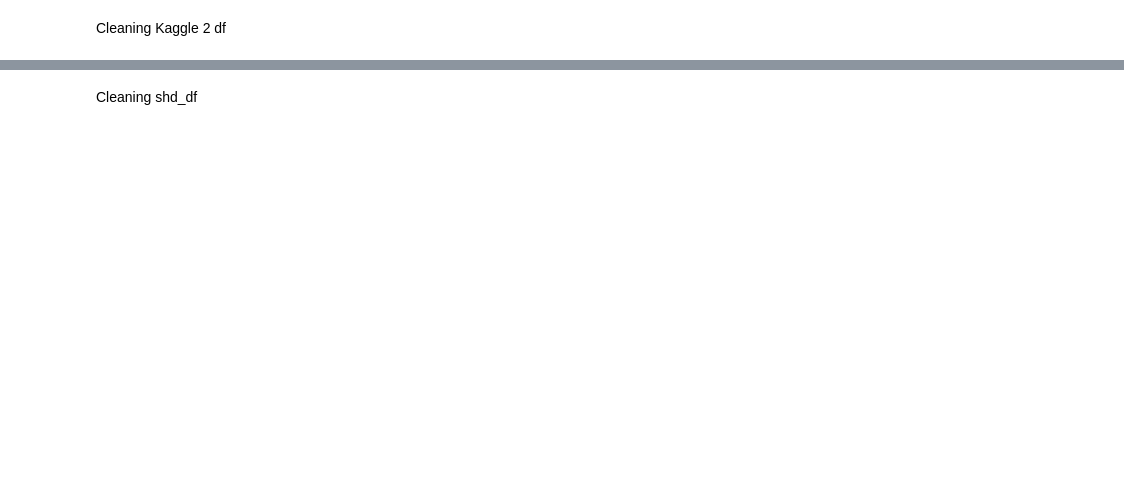
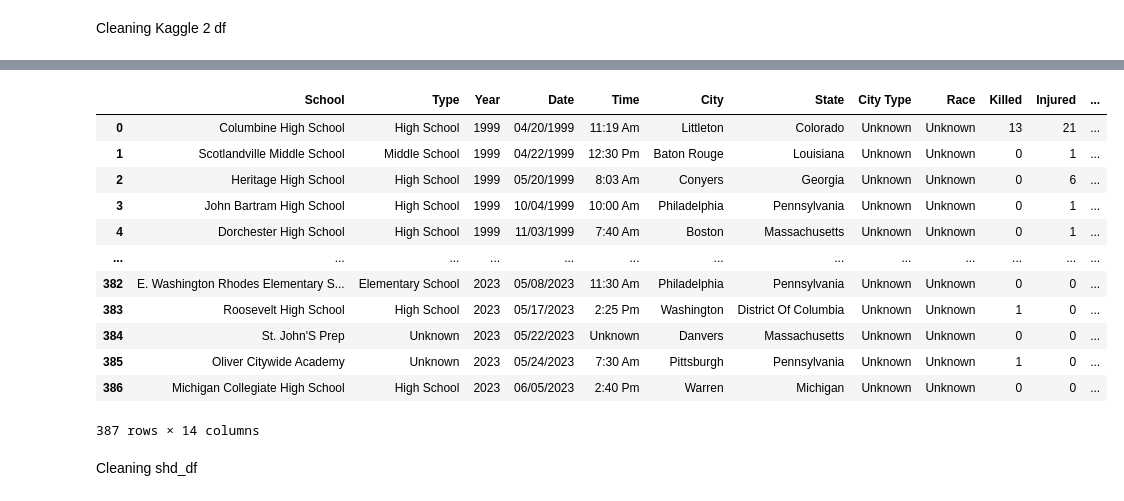
Before and after one commit to LeviEzra1/Project1_team4, a Jupyter notebook: Vivian_analysis/data_draft.ipynb, the cells around one changed output, grey strips where cells are left out. Saved outputs shown, nothing was run; the diff lists cells and outputs as text; code cells hidden in the pictures; blank space fills up the shorter version.

```diff
--- a/Vivian_analysis/data_draft.ipynb
+++ b/Vivian_analysis/data_draft.ipynb
@@ -93,3 +73,60 @@ clean_2_df
+# %%
+# Organizing available columns in desired order
+clean_2_df = pd.DataFrame(kaggle_2_df[["school","year","date","time","city","state","killed","injured","long","lat"]])
+
+# Convert "Date" column to datetime
+clean_2_df["date"] = pd.to_datetime(clean_2_df["date"])
+
+# Format the 'Date' column for display
+clean_2_df["date"] = clean_2_df["date"].dt.strftime("%m/%d/%Y")
+
+# Renaming the columns
+clean_2_df.rename(columns={"long": "Longitude","lat": "Latitude"}, inplace=True)
+
+# Proper case the columns
+clean_2_df.columns = [col.title() if col.islower() else col for col in clean_2_df]
+
+# Proper case the rows
+clean_2_df = clean_2_df.map(lambda x: x.title() if isinstance(x, str) else x)
+
+# Adding empty columns that match first dataframe
+clean_2_df["Type"] = "Unknown"
+clean_2_df["City Type"] = "Unknown"
+clean_2_df["Race"] = "Unknown"
+clean_2_df["Victims"] = "Unknown"
+
+# Extract school type from the 'School' column and put it in the 'Type' column
+clean_2_df.loc[clean_2_df["School"].str.contains("High School", case=False, na=False), "Type"] = "High School"
+clean_2_df.loc[clean_2_df["School"].str.contains("Middle School", case=False, na=False), "Type"] = "Middle School"
+clean_2_df.loc[clean_2_df["School"].str.contains("Elementary School", case=False, na=False), "Type"] = "Elementary School"
+clean_2_df.loc[clean_2_df["School"].str.contains("Junior High", case=False, na=False), "Type"] = "Middle School"
+
+
+# Rearranging new columns and the first dataframe into desired order
+clean_2_df = pd.DataFrame(clean_2_df[["School","Type","Year","Date","Time","City","State","City Type","Race","Killed","Injured","Victims","Longitude","Latitude"]])
+
+# Replace NaN with "Unknown"
+clean_2_df = clean_2_df.fillna("Unknown")
+
+# Adding the newly labeled data into a new csv for cleanliness
+clean_2_path = Path("clean 2.csv")
+clean_2_df.to_csv(clean_2_path, index=False)
+
+clean_2_df
+# %% [output]
+|  | School | Type | Year | Date | Time | City | State | City Type | Race | Killed | Injured | ... |
+| 0 | Columbine High School | High School | 1999 | 04/20/1999 | 11:19 Am | Littleton | Colorado | Unknown | Unknown | 13 | 21 | ... |
+| 1 | Scotlandville Middle School | Middle School | 1999 | 04/22/1999 | 12:30 Pm | Baton Rouge | Louisiana | Unknown | Unknown | 0 | 1 | ... |
+| 2 | Heritage High School | High School | 1999 | 05/20/1999 | 8:03 Am | Conyers | Georgia | Unknown | Unknown | 0 | 6 | ... |
+| 3 | John Bartram High School | High School | 1999 | 10/04/1999 | 10:00 Am | Philadelphia | Pennsylvania | Unknown | Unknown | 0 | 1 | ... |
+| 4 | Dorchester High School | High School | 1999 | 11/03/1999 | 7:40 Am | Boston | Massachusetts | Unknown | Unknown | 0 | 1 | ... |
+| ... | ... | ... | ... | ... | ... | ... | ... | ... | ... | ... | ... | ... |
+| 382 | E. Washington Rhodes Elementary S... | Elementary School | 2023 | 05/08/2023 | 11:30 Am | Philadelphia | Pennsylvania | Unknown | Unknown | 0 | 0 | ... |
+| 383 | Roosevelt High School | High School | 2023 | 05/17/2023 | 2:25 Pm | Washington | District Of Columbia | Unknown | Unknown | 1 | 0 | ... |
+| 384 | St. John'S Prep | Unknown | 2023 | 05/22/2023 | Unknown | Danvers | Massachusetts | Unknown | Unknown | 0 | 0 | ... |
+| 385 | Oliver Citywide Academy | Unknown | 2023 | 05/24/2023 | 7:30 Am | Pittsburgh | Pennsylvania | Unknown | Unknown | 1 | 0 | ... |
+| 386 | Michigan Collegiate High School | High School | 2023 | 06/05/2023 | 2:40 Pm | Warren | Michigan | Unknown | Unknown | 0 | 0 | ... |
+387 rows × 14 columns
 # %% [markdown]
 Cleaning shd_df
 # %%
```
Also changed, not shown: parts of 6 cells of this notebook, 3 other files.
